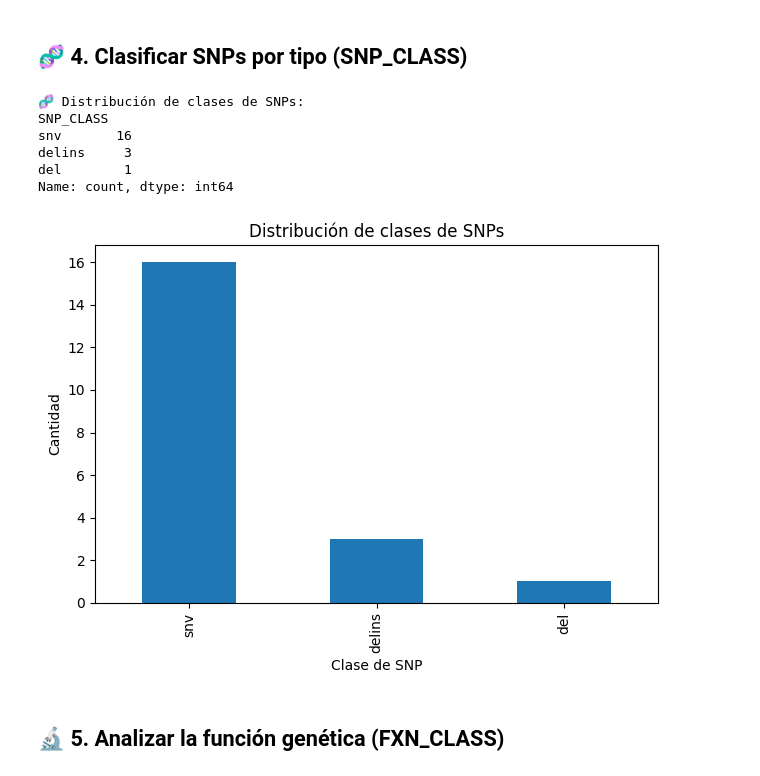
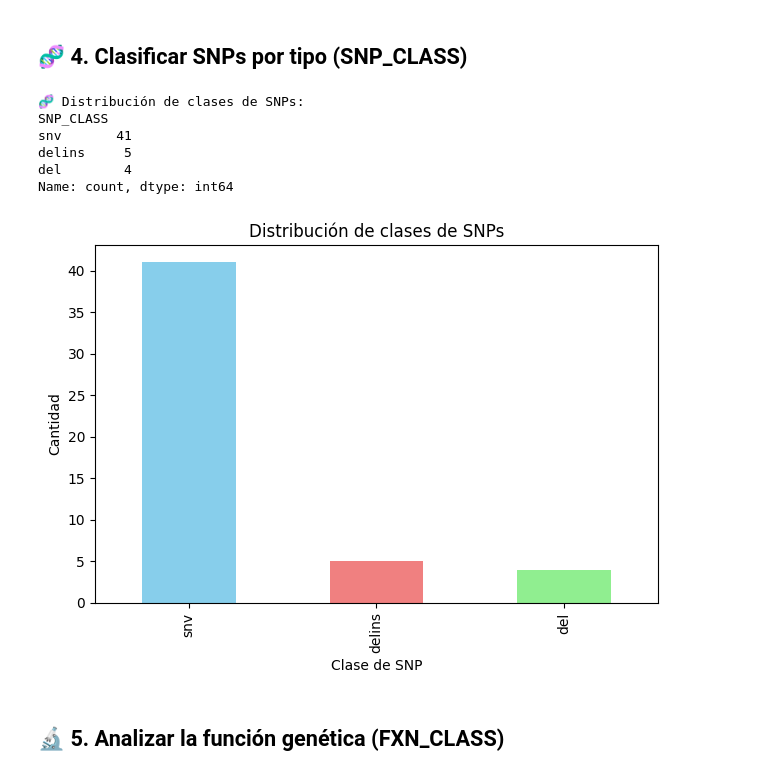
Before and after one commit to MilagrosLG/GENOMICA, a Jupyter notebook: notebooks/3_SNPs.ipynb, the cells around one changed output. Cells and saved outputs as stored; diff of their text form; code cells hidden in the pictures.

```diff
--- a/notebooks/3_SNPs.ipynb
+++ b/notebooks/3_SNPs.ipynb
@@ -29,7 +33,7 @@ Requirement already satisfied: numpy in /usr/local/lib/python3.12/dist-packages
 # %%
 # 🧪 Buscar SNPs en BRCA1 en humanos
 search_term = "BRCA1 AND Homo sapiens[Organism]"
-handle = Entrez.esearch(db="snp", term=search_term, retmax=20)
+handle = Entrez.esearch(db="snp", term=search_term, retmax=50)
 record = Entrez.read(handle)
 handle.close()
 
@@ -86,22 +90,26 @@ df_snps.head()
 ## 🧬 4. Clasificar SNPs por tipo (SNP_CLASS)
 # %%
 print("🧬 Distribución de clases de SNPs:")
-print(df_snps["SNP_CLASS"].value_counts())
+snp_class_counts = df_snps["SNP_CLASS"].value_counts()
+print(snp_class_counts)
+
+# Definir una lista de colores (asegúrate de que haya suficientes colores para todas las clases)
+colors = ['skyblue', 'lightcoral', 'lightgreen', 'gold', 'orchid']
 
 # Visualización
-df_snps["SNP_CLASS"].value_counts().plot(kind='bar', title='Distribución de clases de SNPs')
+snp_class_counts.plot(kind='bar', title='Distribución de clases de SNPs', color=colors)
 plt.xlabel("Clase de SNP")
 plt.ylabel("Cantidad")
 plt.tight_layout()
 plt.show()
 # %% [output]
 🧬 Distribución de clases de SNPs:
 SNP_CLASS
-snv       16
-delins     3
-del        1
+snv       41
+delins     5
+del        4
 Name: count, dtype: int64
-[figure, old version]
+[figure, new version]
 # %% [markdown]
 ## 🔬 5. Analizar la función genética (FXN_CLASS)
 # %%
```
Also changed, not shown: parts of 5 cells of this notebook.
